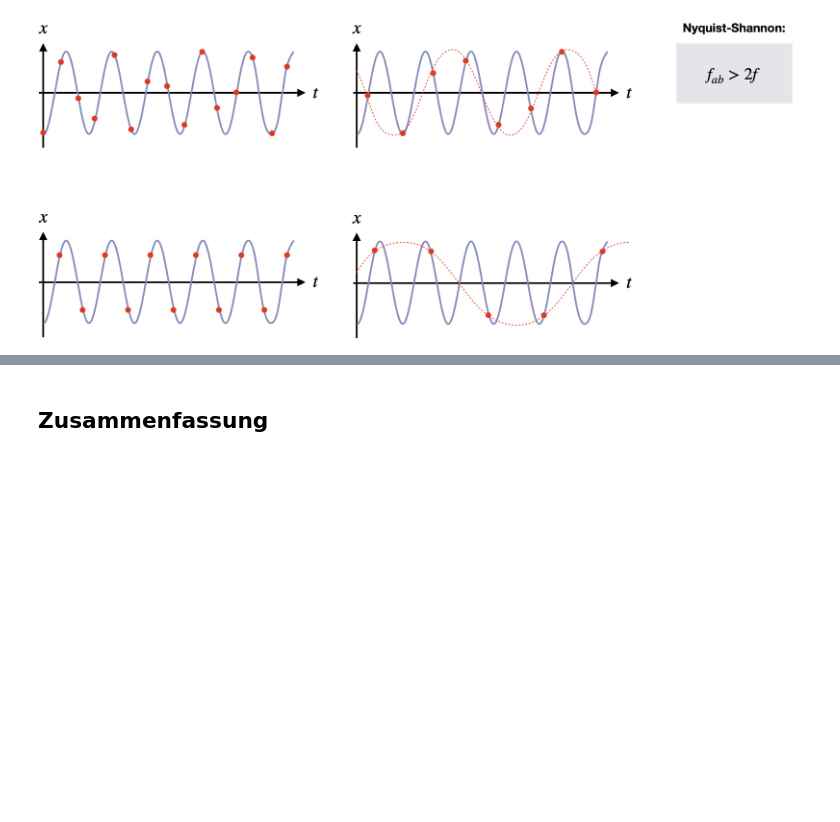
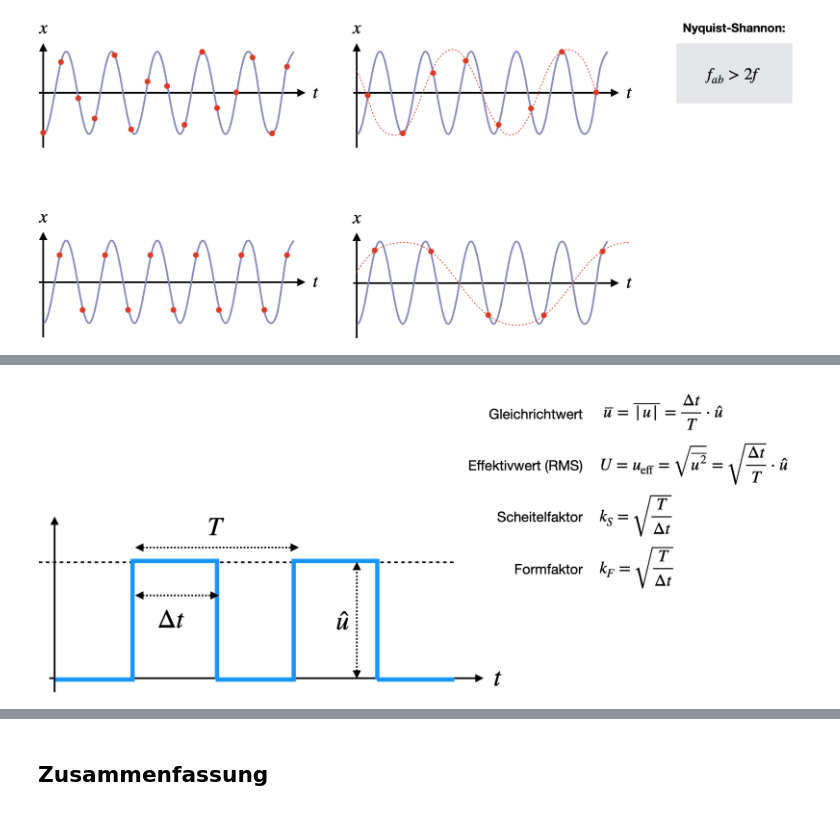
Before and after one commit to Kisleif/messtechnik-lecture, a Jupyter notebook: Messsignale.ipynb, the cells around one changed output, grey strips where cells are left out. Cells and saved outputs as stored; diff of their text form; code cells hidden in the pictures; blank space fills up the shorter version.

```diff
--- a/Messsignale.ipynb
+++ b/Messsignale.ipynb
@@ -274,0 +348,4 @@ Image("pictures/aliasing.png", width=800)
+# %%
+Image("pictures/bsp_eff_puls.png", width=800)
+# %% [output]
+[figure, added]
```
Also changed, not shown: parts of 14 cells of this notebook, 4 other files.
